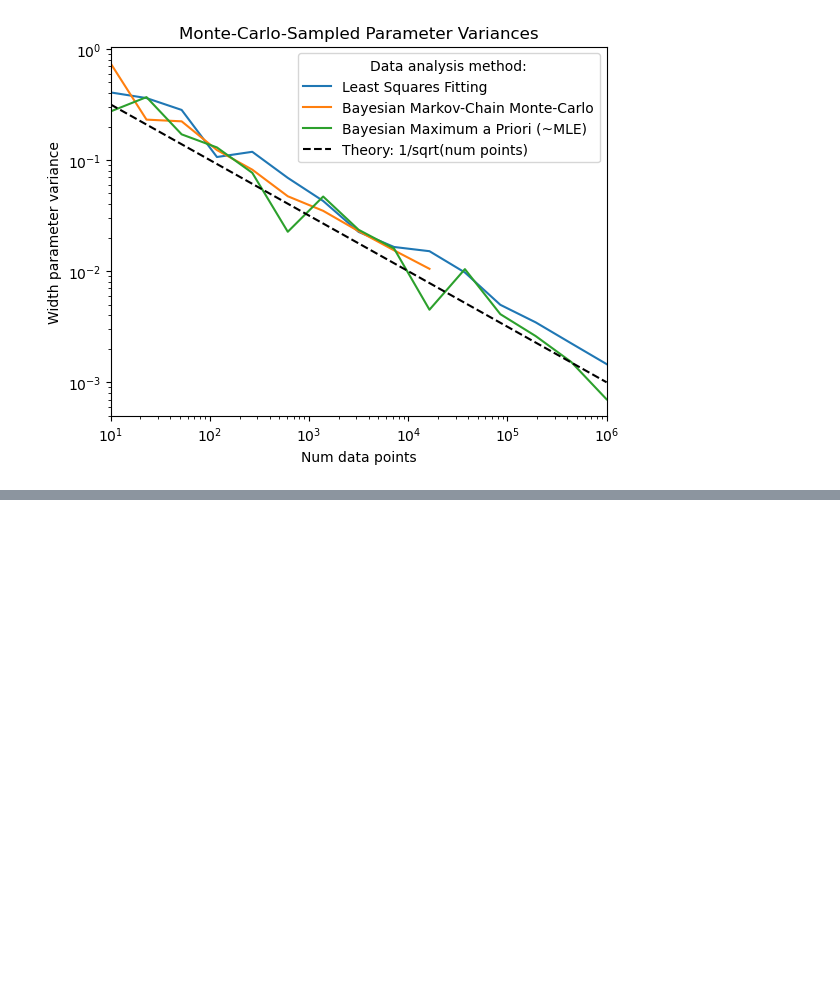
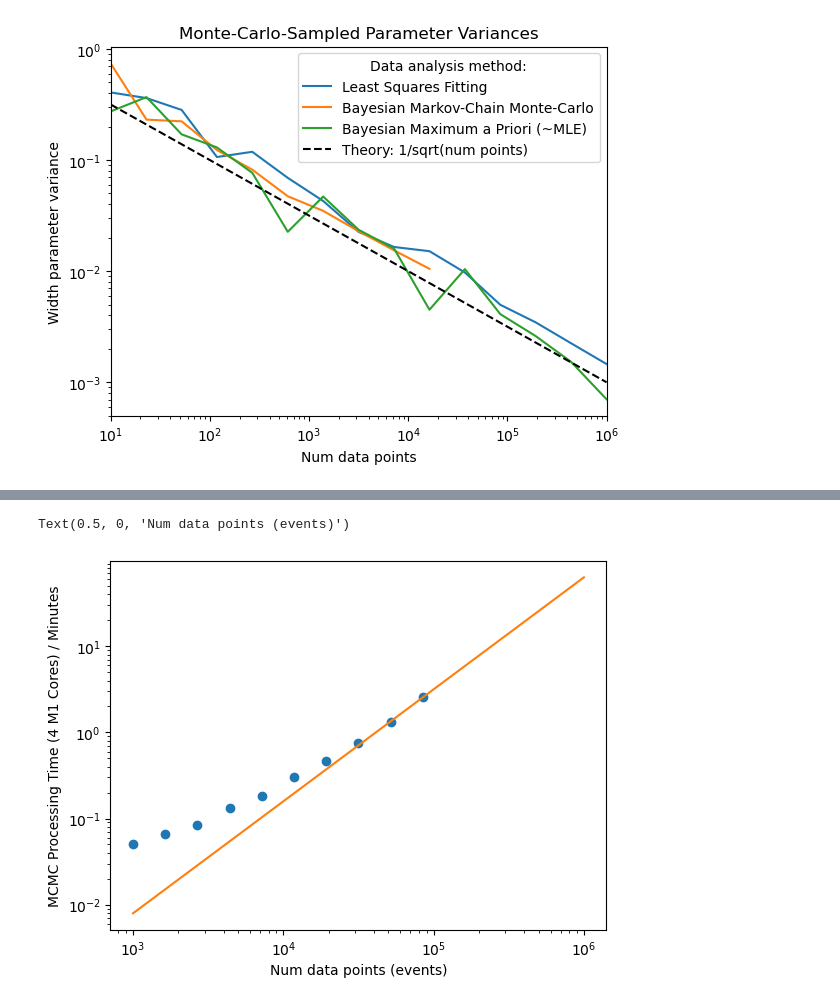
Before and after one commit to localoptimum/emtk, a Jupyter notebook: Mixture Models with PyMC.ipynb, the cells around one changed output, grey strips where cells are left out. Saved outputs shown, nothing was run; the diff lists cells and outputs as text; code cells hidden in the pictures; blank space fills up the shorter version.

```diff
--- a/Mixture Models with PyMC.ipynb
+++ b/Mixture Models with PyMC.ipynb
@@ -826,0 +1114,14 @@ ax.legend(title='Data analysis method:')
+# %%
+sample_times = np.array([3, 4, 5, 8, 11, 18, 28, 45, 80, 154])
+extrap = 1.0E-06 * sizes**1.3
+cutsizes = sizes[sizes < 90000.0]
+fig,ax = plt.subplots()
+ax.plot(cutsizes, sample_times/60.0, linestyle='None', marker='o')
+ax.plot(sizes, extrap)
+ax.set_xscale('log')
+ax.set_yscale('log')
+ax.set_ylabel('MCMC Processing Time (4 M1 Cores) / Minutes')
+ax.set_xlabel('Num data points (events)')
+# %% [output]
+Text(0.5, 0, 'Num data points (events)')
+[figure, added]
```
Also changed, not shown: parts of 10 cells of this notebook.
